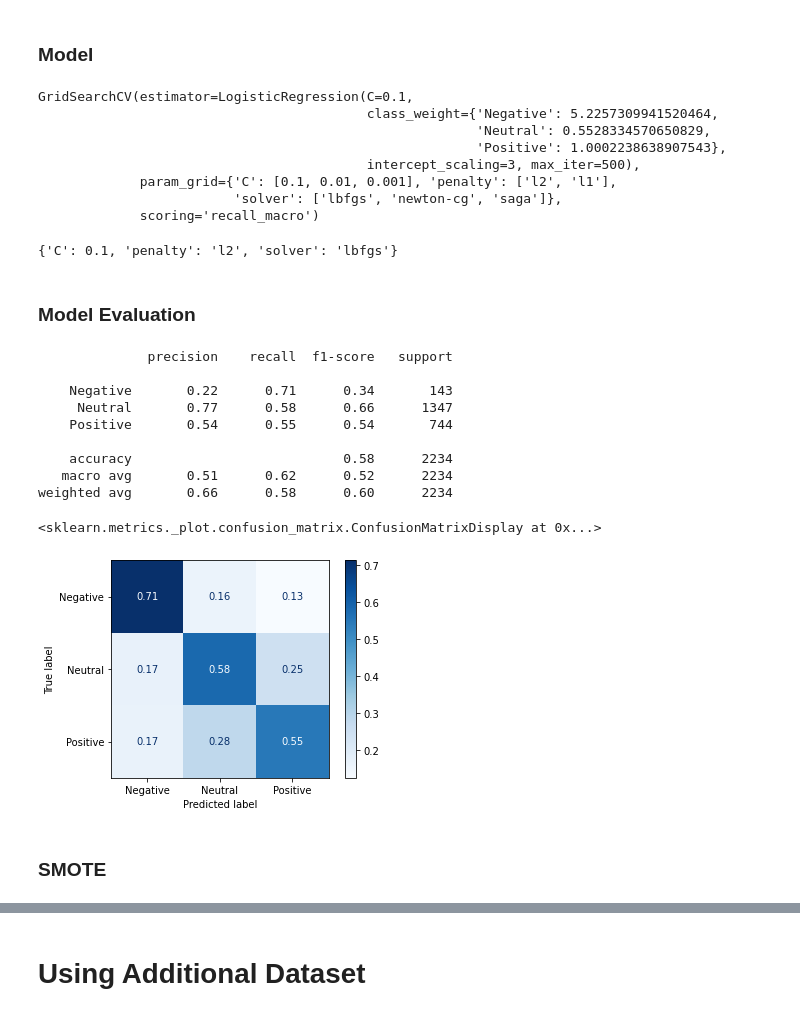
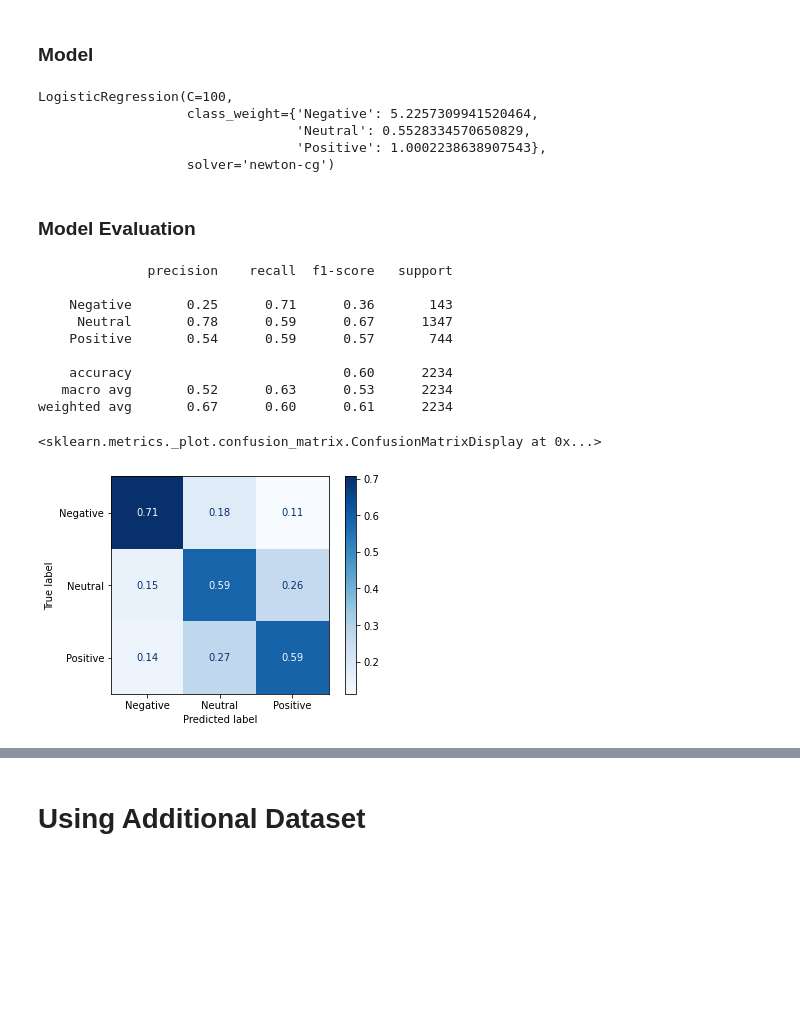
Before and after one commit to singsang2/dsc-mod-4-project-v2-1-onl01-dtsc-ft-070620, a Jupyter notebook: Tweet_sentiment_analysis.ipynb, the cells around one changed output, grey strips where cells are left out. Drawn from its saved outputs; the diff is of its cells as text; code cells hidden in the pictures; blank space fills up the shorter version.

```diff
--- a/Tweet_sentiment_analysis.ipynb
+++ b/Tweet_sentiment_analysis.ipynb
@@ -1463,9 +1463,6 @@ X_train, X_test, y_train, y_test = train_test_split(X, y, test_size=0.25, random
 ### Model
 # %%
 # Logistic classifier
-multiclass_clf = LogisticRegression(solver='lbfgs',
-                                    C=1e-1,
-#                                     fit_intercept=False,
-                                    intercept_scaling=3,
+multiclass_clf = LogisticRegression(solver='newton-cg',
                                     class_weight=class_weight_dict,
-                                    max_iter=500)
+                                    C=100)
@@ -1478,36 +1469,29 @@ multi_word_emb = GridSearchCV(multiclass_clf, param_grid=params, scoring='recall
 # %%
-multi_word_emb.fit(X_train, y_train)
+multiclass_clf.fit(X_train, y_train)
 # %% [output]
-GridSearchCV(estimator=LogisticRegression(C=0.1,
-                                          class_weight={'Negative': 5.2257309941520464,
-                                                        'Neutral': 0.5528334570650829,
-                                                        'Positive': 1.0002238638907543},
-                                          intercept_scaling=3, max_iter=500),
-             param_grid={'C': [0.1, 0.01, 0.001], 'penalty': ['l2', 'l1'],
-                         'solver': ['lbfgs', 'newton-cg', 'saga']},
-             scoring='recall_macro')
+LogisticRegression(C=100,
+                   class_weight={'Negative': 5.2257309941520464,
+                                 'Neutral': 0.5528334570650829,
+                                 'Positive': 1.0002238638907543},
+                   solver='newton-cg')
-# %%
-multi_word_emb.best_params_
-# %% [output]
-{'C': 0.1, 'penalty': 'l2', 'solver': 'lbfgs'}
 # %% [markdown]
 ### Model Evaluation
 # %%
-y_pred = multi_word_emb.predict(X_test)
+y_pred = multiclass_clf.predict(X_test)
 
 print(classification_report(y_test, y_pred))
-plot_confusion_matrix(multi_word_emb, X_test, y_test, normalize='true', cmap='Blues')
+plot_confusion_matrix(multiclass_clf, X_test, y_test, normalize='true', cmap='Blues')
 # %% [output]
               precision    recall  f1-score   support
 
-    Negative       0.22      0.71      0.34       143
-     Neutral       0.77      0.58      0.66      1347
-    Positive       0.54      0.55      0.54       744
+    Negative       0.25      0.71      0.36       143
+     Neutral       0.78      0.59      0.67      1347
+    Positive       0.54      0.59      0.57       744
 
-    accuracy                           0.58      2234
-   macro avg       0.51      0.62      0.52      2234
-weighted avg       0.66      0.58      0.60      2234
+    accuracy                           0.60      2234
+   macro avg       0.52      0.63      0.53      2234
+weighted avg       0.67      0.60      0.61      2234
 <sklearn.metrics._plot.confusion_matrix.ConfusionMatrixDisplay at 0x...>
-[figure, old version]
+[figure, new version]
 # %%
 # Saves the model
@@ -1515,2 +1498,0 @@ uc.save_data(multi_word_emb.best_estimator_, 'multiclass_word_emb')
-# %% [markdown]
-### SMOTE
```
Also changed, not shown: parts of 76 cells of this notebook, 13 other files.
